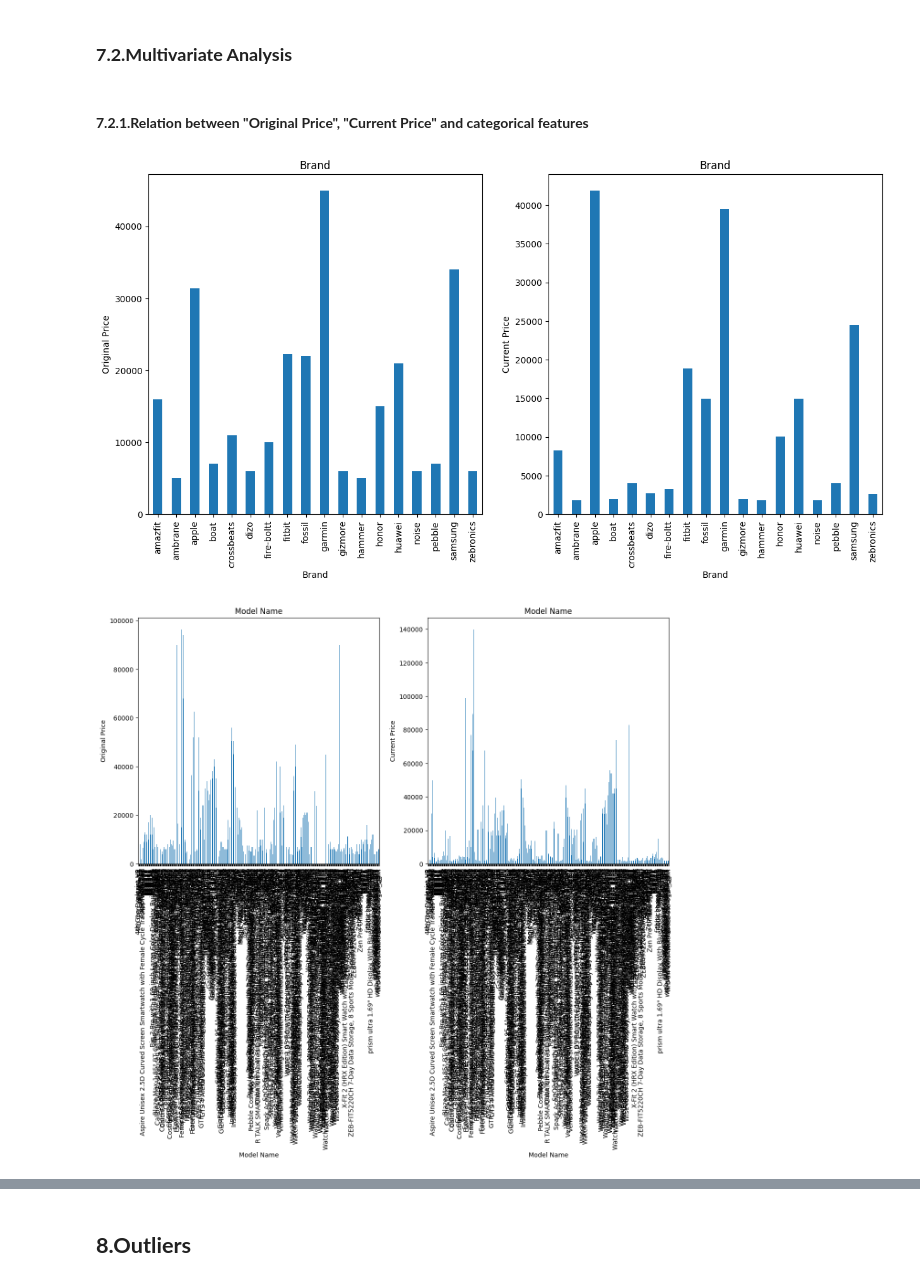
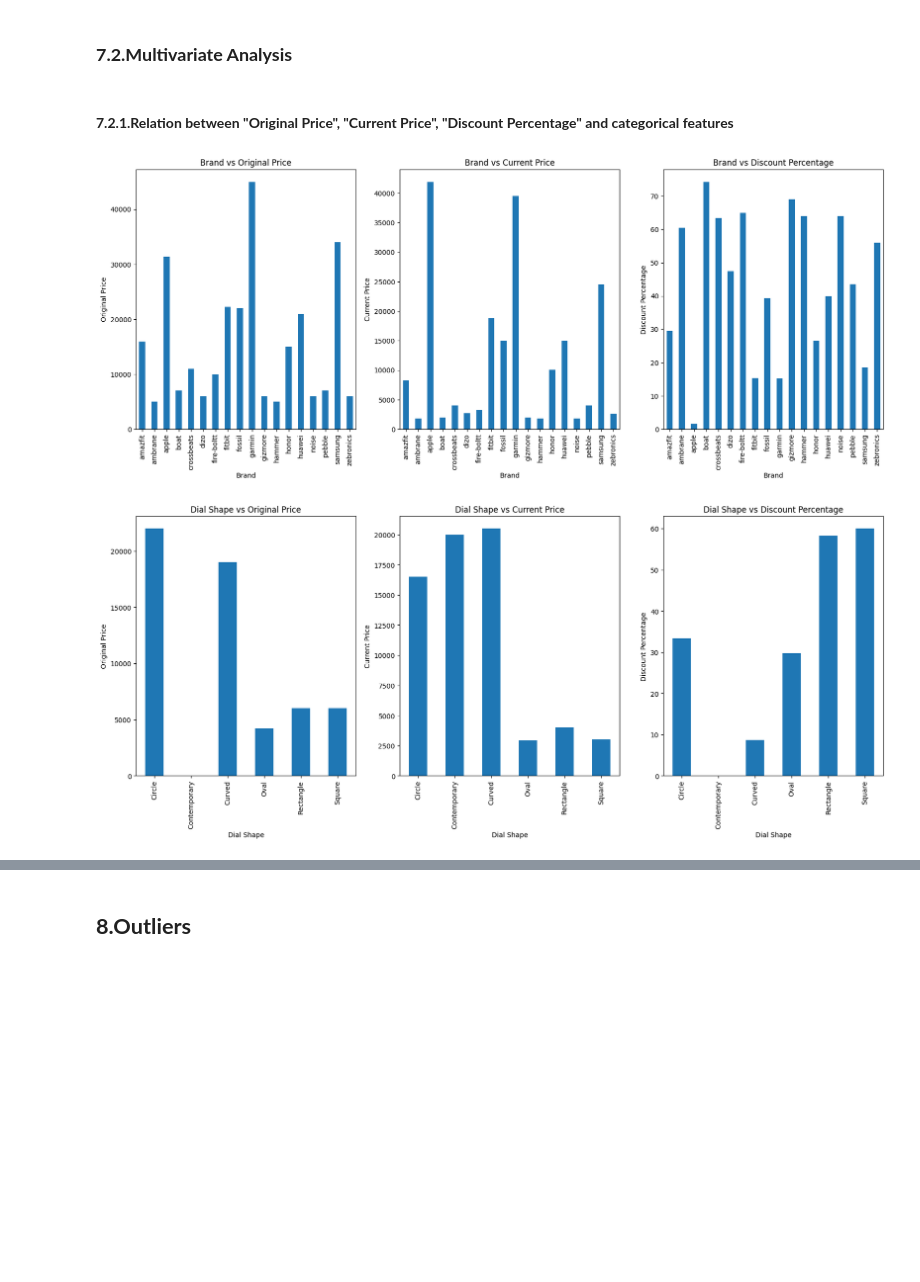
Before and after one commit to MuhaimenurRahmanTuaha/Linear_Regression_Project01, a Jupyter notebook: notebook/EDA.ipynb, the cells around one changed output, grey strips where cells are left out. Saved outputs shown, nothing was run; the diff lists cells and outputs as text; code cells hidden in the pictures; blank space fills up the shorter version.

```diff
--- a/notebook/EDA.ipynb
+++ b/notebook/EDA.ipynb
@@ -414,22 +414,35 @@ for i,j in enumerate(categorical_columns):
 # %% [markdown]
 ### **7.2.Multivariate Analysis**
 # %% [markdown]
-#### **7.2.1.Relation between "Original Price", "Current Price" and categorical features**
+#### **7.2.1.Relation between "Original Price", "Current Price", "Discount Percentage" and categorical features**
 # %%
 for feature in categorical_columns:
-    fig, axs = plt.subplots(1, 2, figsize=(15, 7))
-    data = df.copy()
-    plt.subplot(121)
-    data.groupby(feature)['Original Price'].median().plot.bar()
-    plt.xlabel(feature)
-    plt.ylabel('Original Price')
-    plt.title(feature)
-    plt.subplot(122)
-    data.groupby(feature)['Current Price'].median().plot.bar()
-    plt.xlabel(feature)
-    plt.ylabel('Current Price')
-    plt.title(feature)
-    plt.show()
+
+    if feature == "Model Name":
+        pass
+
+    else:
+        fig, axs = plt.subplots(1, 3, figsize=(20, 7))
+        data = df.copy()
+
+        plt.subplot(131)
+        data.groupby(feature)['Original Price'].median().plot.bar()
+        plt.xlabel(feature)
+        plt.ylabel('Original Price')
+        plt.title(f"{feature} vs Original Price")
+
+        plt.subplot(132)
+        data.groupby(feature)['Current Price'].median().plot.bar()
+        plt.xlabel(feature)
+        plt.ylabel('Current Price')
+        plt.title(f"{feature} vs Current Price")
+
+        plt.subplot(133)
+        data.groupby(feature)['Discount Percentage'].median().plot.bar()
+        plt.xlabel(feature)
+        plt.ylabel('Discount Percentage')
+        plt.title(f"{feature} vs Discount Percentage")
+        plt.show()
 # %% [output]
-[figure, old version]
+[figure, new version]
-[figure, old version]
+[figure, new version]
```
Also changed, not shown: parts of 6 cells of this notebook.
